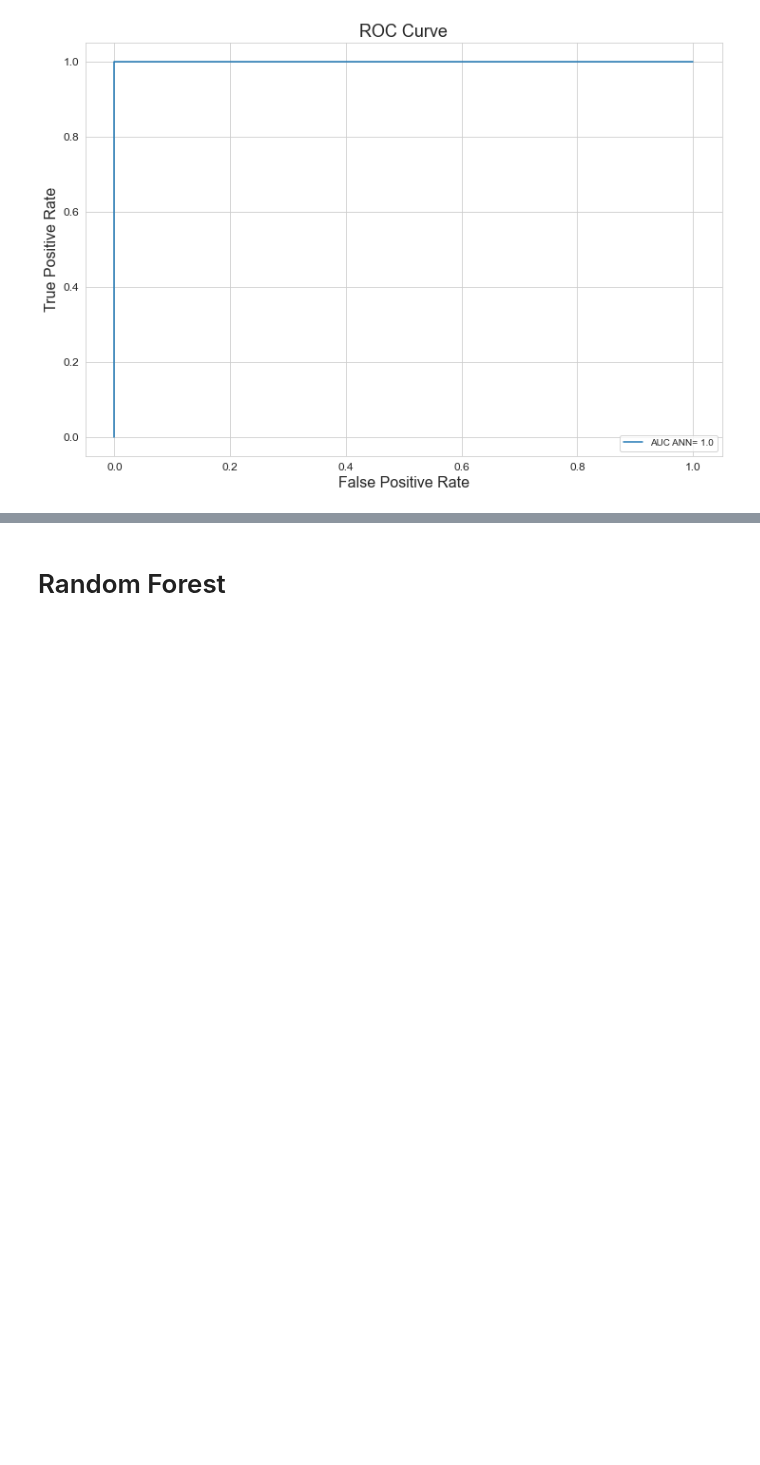
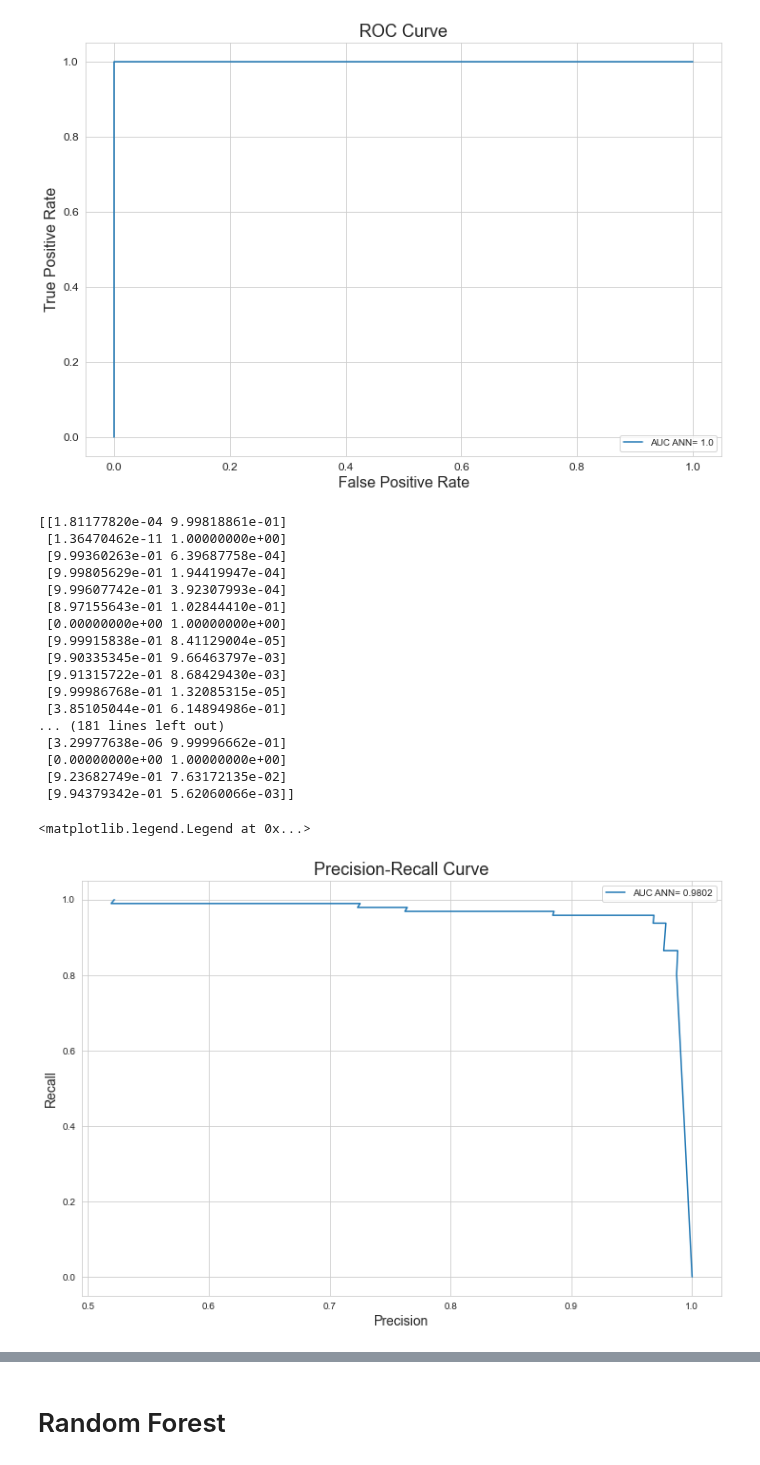
Before and after one commit to Raihana90/Credit-Card-Fraud-Detection, a Jupyter notebook: credit_card_Main.ipynb, the cells around one changed output, grey strips where cells are left out. Cells and saved outputs as stored; diff of their text form; code cells hidden in the pictures; blank space fills up the shorter version.

```diff
--- a/credit_card_Main.ipynb
+++ b/credit_card_Main.ipynb
@@ -622,6 +665,46 @@ plt.legend(loc='best')
 plt.show()
 # %% [output]
 [figure]
+# %%
+## get the predictions of the probabilities of X_test
+y_pred_prob_test_ANN=model.predict_proba(X_test)
+print(y_pred_prob_test_ANN)
+
+# calculate precision-recall curve
+precision_ANN, recall_ANN, thresholds_ANN = precision_recall_curve(y_test, y_pred_prob_test_ANN[:,1])
+
+
+
+
+
+PRauc_ANN= auc(recall_ANN, precision_ANN)
+#plot precision-recall curve
+plt.figure(figsize=(12,8))
+plt.plot(precision_ANN, recall_ANN, label='AUC ANN= '+str(np.around(PRauc_ANN,4)))
+plt.xlabel('Precision', fontsize = 14)
+plt.ylabel('Recall', fontsize = 14)
+plt.title('Precision-Recall Curve', fontsize = 18)
+plt.legend(loc = 'best')
+# %% [output]
+[[1.81177820e-04 9.99818861e-01]
+ [1.36470462e-11 1.00000000e+00]
+ [9.99360263e-01 6.39687758e-04]
+ [9.99805629e-01 1.94419947e-04]
+ [9.99607742e-01 3.92307993e-04]
+ [8.97155643e-01 1.02844410e-01]
+ [0.00000000e+00 1.00000000e+00]
+ [9.99915838e-01 8.41129004e-05]
+ [9.90335345e-01 9.66463797e-03]
+ [9.91315722e-01 8.68429430e-03]
+ [9.99986768e-01 1.32085315e-05]
+ [3.85105044e-01 6.14894986e-01]
+... (181 lines left out)
+ [3.29977638e-06 9.99996662e-01]
+ [0.00000000e+00 1.00000000e+00]
+ [9.23682749e-01 7.63172135e-02]
+ [9.94379342e-01 5.62060066e-03]]
+<matplotlib.legend.Legend at 0x...>
+[figure, added]
 # %%
 from sklearn.metrics import confusion_matrix
 print(confusion_matrix(y_test,y_pred))
```
Also changed, not shown: parts of 26 cells of this notebook.
